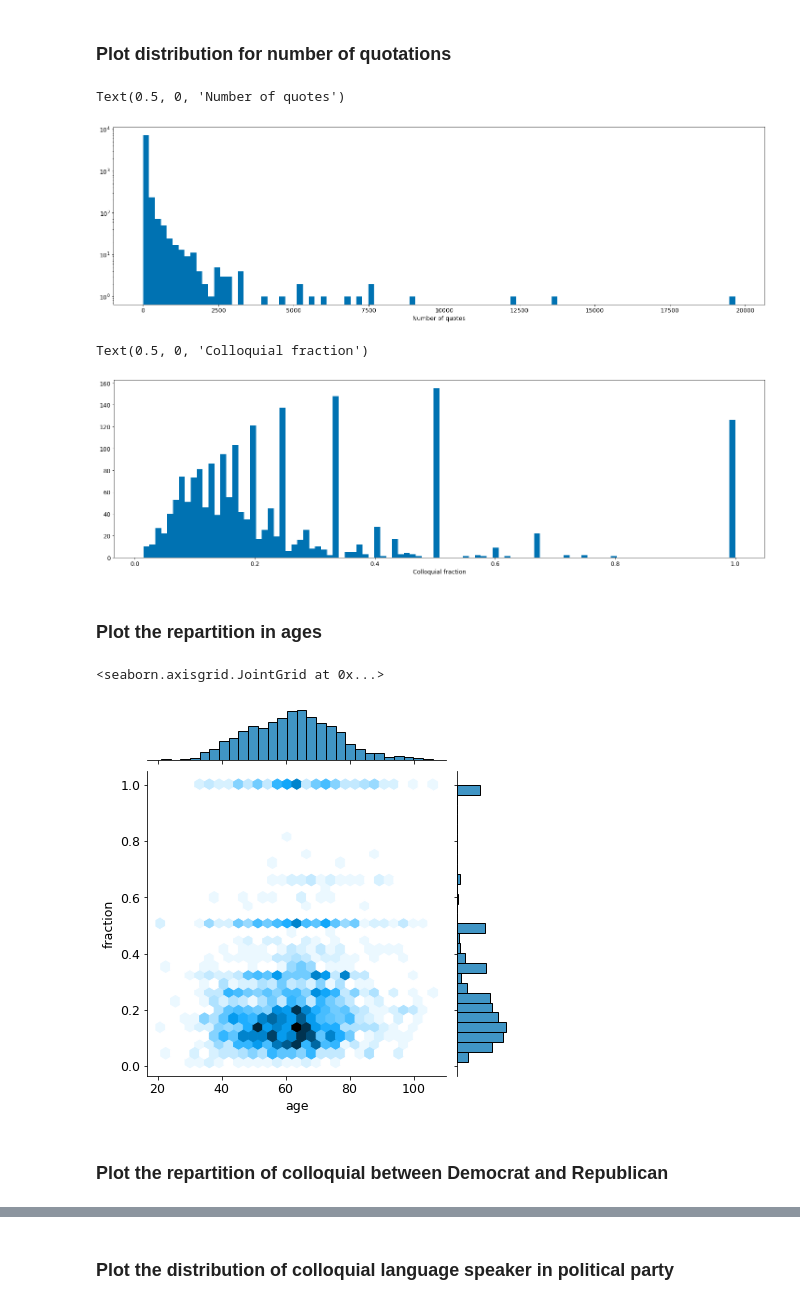
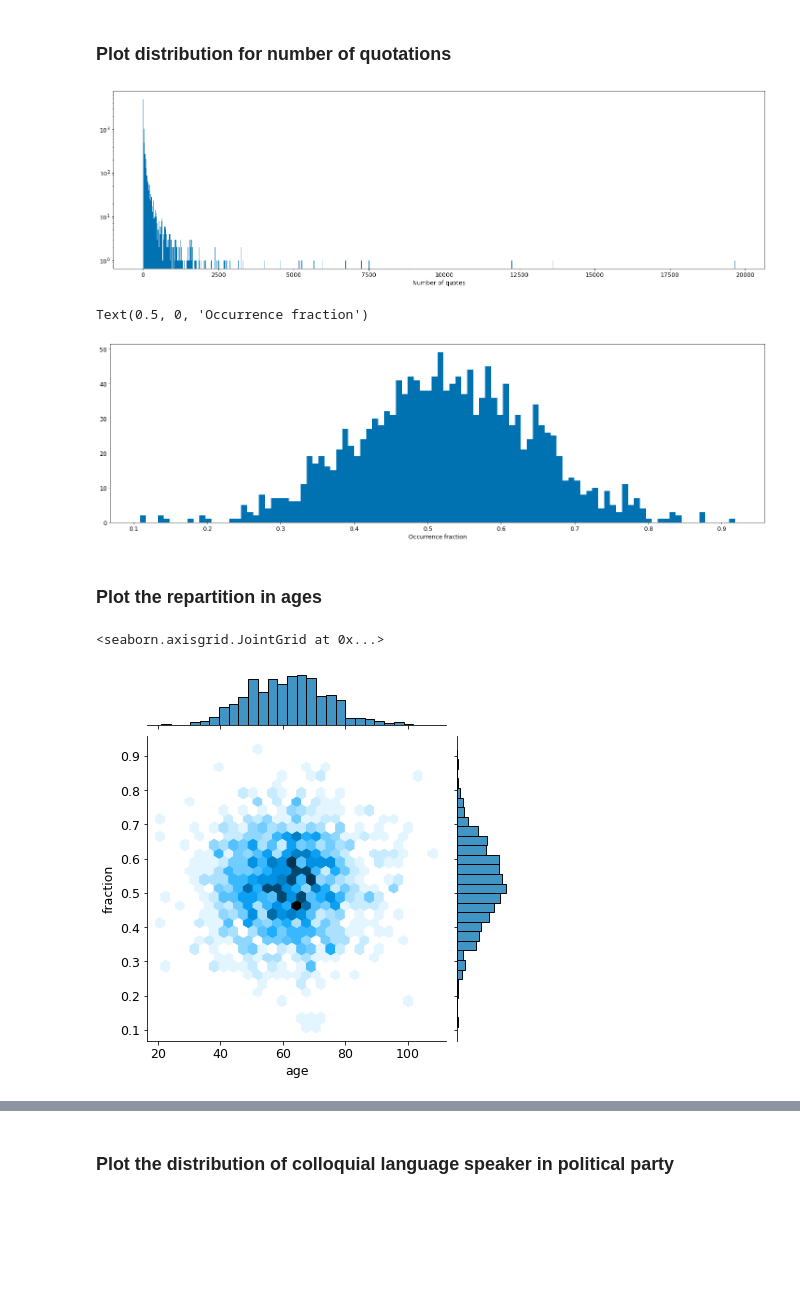
Before and after one commit to epfl-ada/ada-2021-project-adacadabra, a Jupyter notebook: 5_ANALYSIS/M3_Statistics_on_speakers_aggregation.ipynb, the cells around one changed output, grey strips where cells are left out. Drawn from its saved outputs; the diff is of its cells as text; code cells hidden in the pictures; blank space fills up the shorter version.

Commit message:
create plots for political aggregation

```diff
--- a/5_ANALYSIS/M3_Statistics_on_speakers_aggregation.ipynb
+++ b/5_ANALYSIS/M3_Statistics_on_speakers_aggregation.ipynb
@@ -91,6 +91,10 @@ Index(['quoteID', 'quotation', 'speaker', 'qid_unique', 'date', 'urls', 'p1',
        'candidacy', 'type', 'religion', 'age', 'bi_party',
        'colloquial_NaiveBayes', 'colloquial_contractions'],
       dtype='object')
+# %%
+#Remove Boris Johnson as it can be considered as UK politic instead of US politic
+todrop = df_quotes.loc[df_quotes['label']=='Boris Johnson'].index
+df_quotes.drop(labels=todrop,axis=0,inplace=True)
 # %%
 def groupby_method(df_quotes,df_speakers_meta,method):
 
@@ -170,26 +205,25 @@ Text(0, 0.5, 'Average colloquial fraction')
 # %% [markdown]
 ### Plot distribution for number of quotations
 # %%
-plt.hist(df_aggreg['quotes_number'],bins=100,log=True);
-plt.xlabel('Number of quotes')
+plt.hist(df_aggreg_Naive['quotes_number'],bins=1000,log=True);
+plt.xlabel('Number of quotes');
 # %% [output]
-Text(0.5, 0, 'Number of quotes')
-[figure, old version]
+[figure, new version]
 # %%
+df_plot = df_aggreg_Naive[df_aggreg_Naive['quotes_number']>50]
+
 plt.hist(df_plot['fraction'],bins=100,log=False);
 plt.xlabel('Colloquial fraction')
+plt.xlabel('Occurrence fraction')
 # %% [output]
-Text(0.5, 0, 'Colloquial fraction')
+Text(0.5, 0, 'Occurrence fraction')
-[figure, old version]
+[figure, new version]
 # %% [markdown]
 ### Plot the repartition in ages
 # %%
 #Remove all politics with fraction equal to 0
-df_plot = df_aggreg[df_aggreg['fraction']!=0]
 sns.jointplot(x=df_plot['age'], y=df_plot['fraction'], kind="hex")
 # %% [output]
 <seaborn.axisgrid.JointGrid at 0x...>
-[figure, old version]
+[figure, new version]
-# %% [markdown]
-### Plot the repartition of colloquial between Democrat and Republican
 # %%
```
Also changed, not shown: parts of 10 cells of this notebook.
